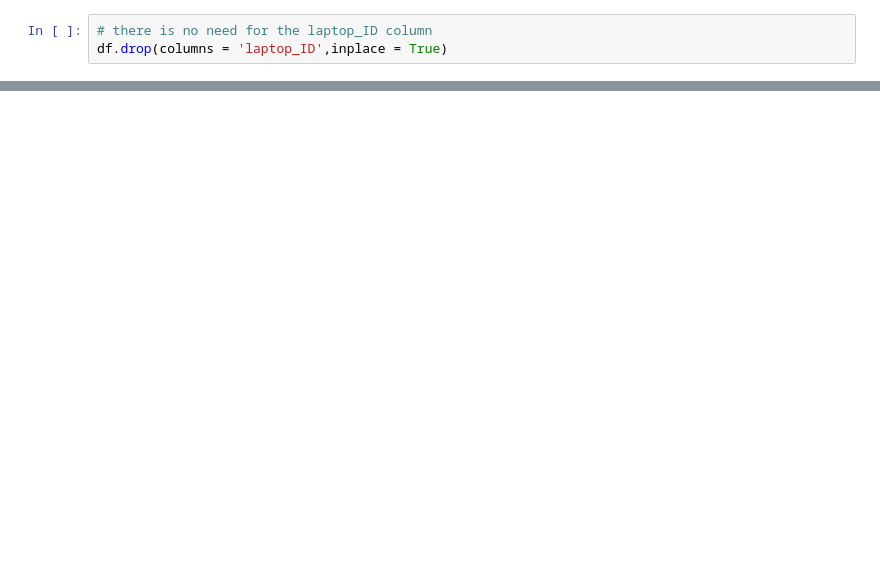
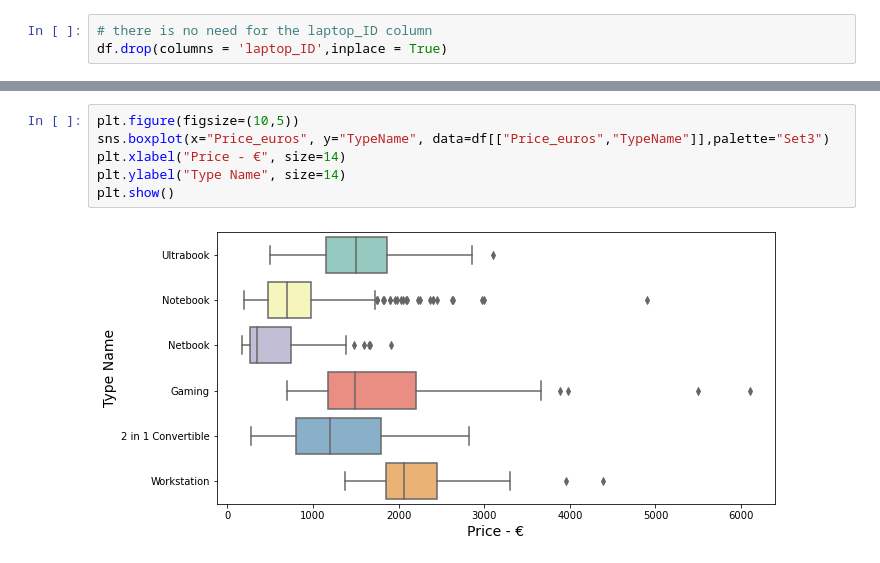
Before and after one commit to NoaAmichai/Laptop-Price-Prediction, a Jupyter notebook: Laptop Price.ipynb, the cells around one changed output, grey strips where cells are left out. Cells and saved outputs as stored; diff of their text form; blank space fills up the shorter version.

```diff
--- a/Laptop Price.ipynb
+++ b/Laptop Price.ipynb
@@ -82,0 +113,8 @@ data['Memory'] = data['Memory'].str.replace('Flash Storage','FlashStorage')
+# %%
+plt.figure(figsize=(10,5))
+sns.boxplot(x="Price_euros", y="TypeName", data=df[["Price_euros","TypeName"]],palette="Set3")
+plt.xlabel("Price - €", size=14)
+plt.ylabel("Type Name", size=14)
+plt.show()
+# %% [output]
+[figure, added]
```
Also changed, not shown: parts of 25 cells of this notebook.
